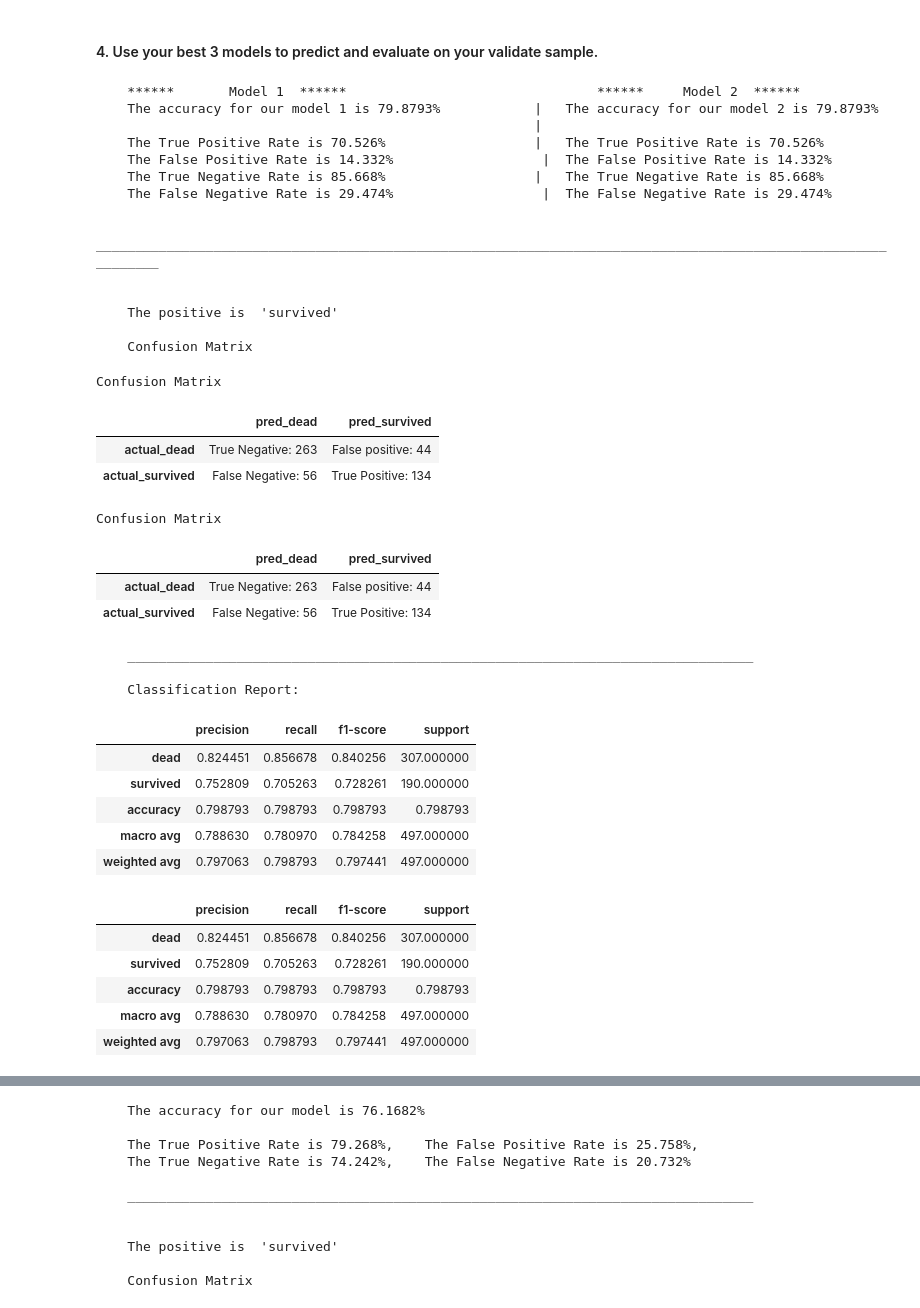
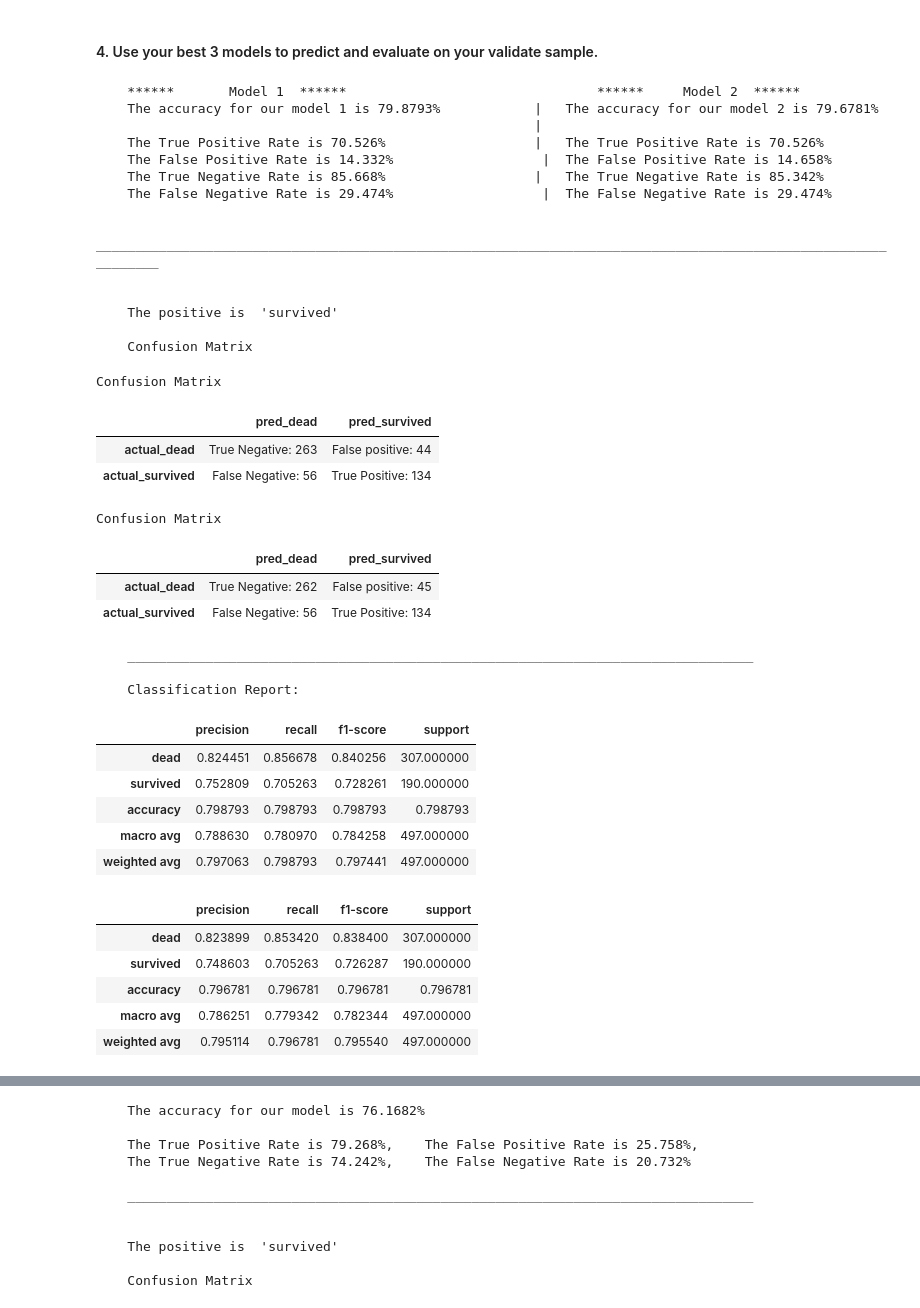
Before and after one commit to HeatherOrtegaMcMillan/classification-exercises, a Jupyter notebook: model.ipynb, the cells around one changed output, grey strips where cells are left out. Drawn from its saved outputs; the diff is of its cells as text; code cells hidden in the pictures.

```diff
--- a/model.ipynb
+++ b/model.ipynb
@@ -1083,43 +1083,43 @@ logmodel4.score(X_train, y_train)
 # import cindy's beautiful functions
 import model_func as mf
 # %%
-mf.compare(logmodel2, logmodel2, X_train, y_train)
+mf.compare(logmodel2, logmodel3, X_train, y_train)
 # %% [output]
     ******       Model 1  ******                                ******     Model 2  ******
-    The accuracy for our model 1 is 79.8793%            |   The accuracy for our model 2 is 79.8793%
+    The accuracy for our model 1 is 79.8793%            |   The accuracy for our model 2 is 79.6781%
                                                         |
     The True Positive Rate is 70.526%                   |   The True Positive Rate is 70.526%
-    The False Positive Rate is 14.332%                   |  The False Positive Rate is 14.332%
-    The True Negative Rate is 85.668%                   |   The True Negative Rate is 85.668%
+    The False Positive Rate is 14.332%                   |  The False Positive Rate is 14.658%
+    The True Negative Rate is 85.668%                   |   The True Negative Rate is 85.342%
     The False Negative Rate is 29.474%                   |  The False Negative Rate is 29.474%
 
     _____________________________________________________________________________________________________________
 
 
     The positive is  'survived'
 
     Confusion Matrix
 Confusion Matrix
 |  | pred_dead | pred_survived |
 | actual_dead | True Negative: 263 | False positive: 44 |
 | actual_survived | False Negative: 56 | True Positive: 134 |
 Confusion Matrix
 |  | pred_dead | pred_survived |
-| actual_dead | True Negative: 263 | False positive: 44 |
+| actual_dead | True Negative: 262 | False positive: 45 |
 | actual_survived | False Negative: 56 | True Positive: 134 |
     ________________________________________________________________________________
 
     Classification Report:
 |  | precision | recall | f1-score | support |
 | dead | 0.824451 | 0.856678 | 0.840256 | 307.000000 |
 | survived | 0.752809 | 0.705263 | 0.728261 | 190.000000 |
 | accuracy | 0.798793 | 0.798793 | 0.798793 | 0.798793 |
 | macro avg | 0.788630 | 0.780970 | 0.784258 | 497.000000 |
 | weighted avg | 0.797063 | 0.798793 | 0.797441 | 497.000000 |
 |  | precision | recall | f1-score | support |
-| dead | 0.824451 | 0.856678 | 0.840256 | 307.000000 |
-| survived | 0.752809 | 0.705263 | 0.728261 | 190.000000 |
-| accuracy | 0.798793 | 0.798793 | 0.798793 | 0.798793 |
-| macro avg | 0.788630 | 0.780970 | 0.784258 | 497.000000 |
-| weighted avg | 0.797063 | 0.798793 | 0.797441 | 497.000000 |
+| dead | 0.823899 | 0.853420 | 0.838400 | 307.000000 |
+| survived | 0.748603 | 0.705263 | 0.726287 | 190.000000 |
+| accuracy | 0.796781 | 0.796781 | 0.796781 | 0.796781 |
+| macro avg | 0.786251 | 0.779342 | 0.782344 | 497.000000 |
+| weighted avg | 0.795114 | 0.796781 | 0.795540 | 497.000000 |
 # %%
```
Also changed, not shown: parts of 3 cells of this notebook.
